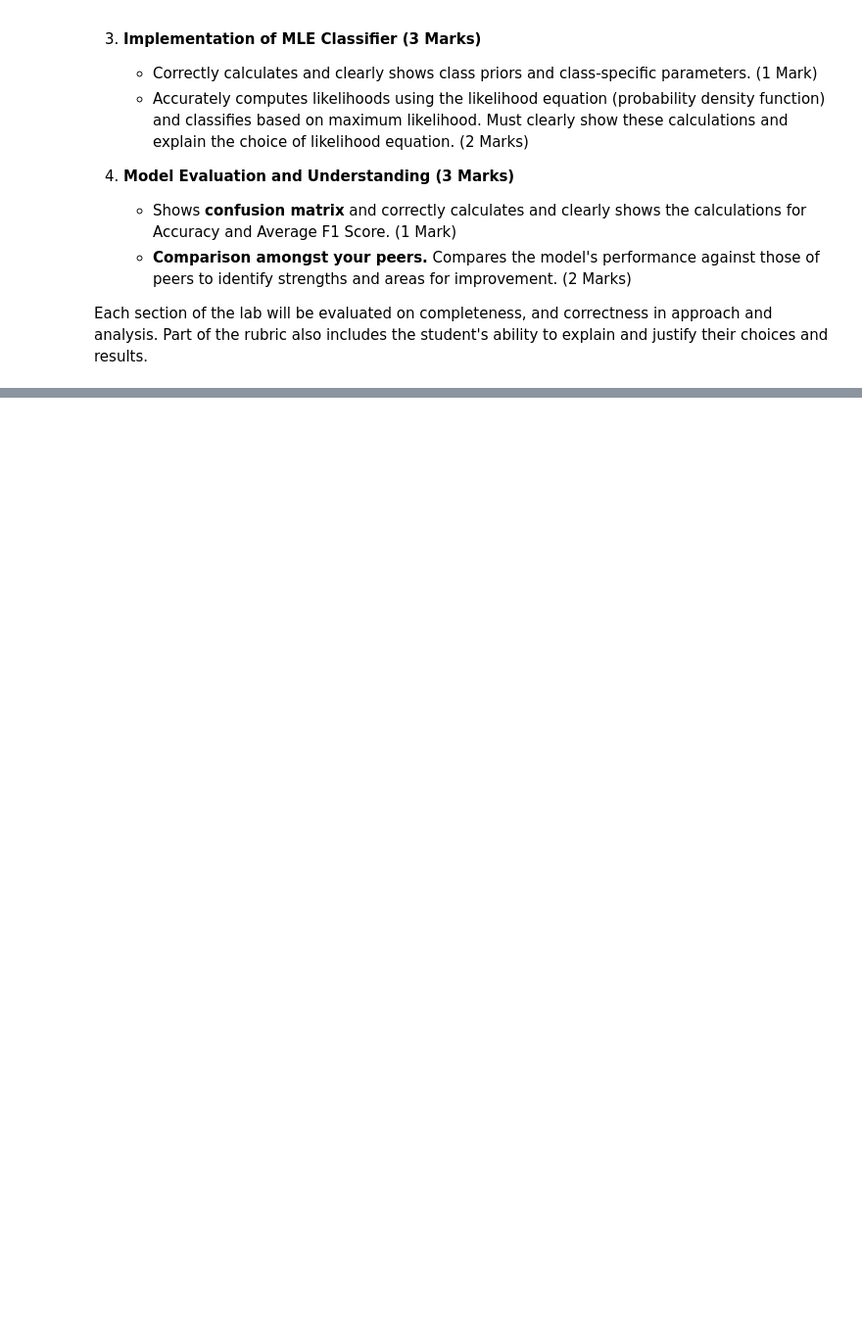
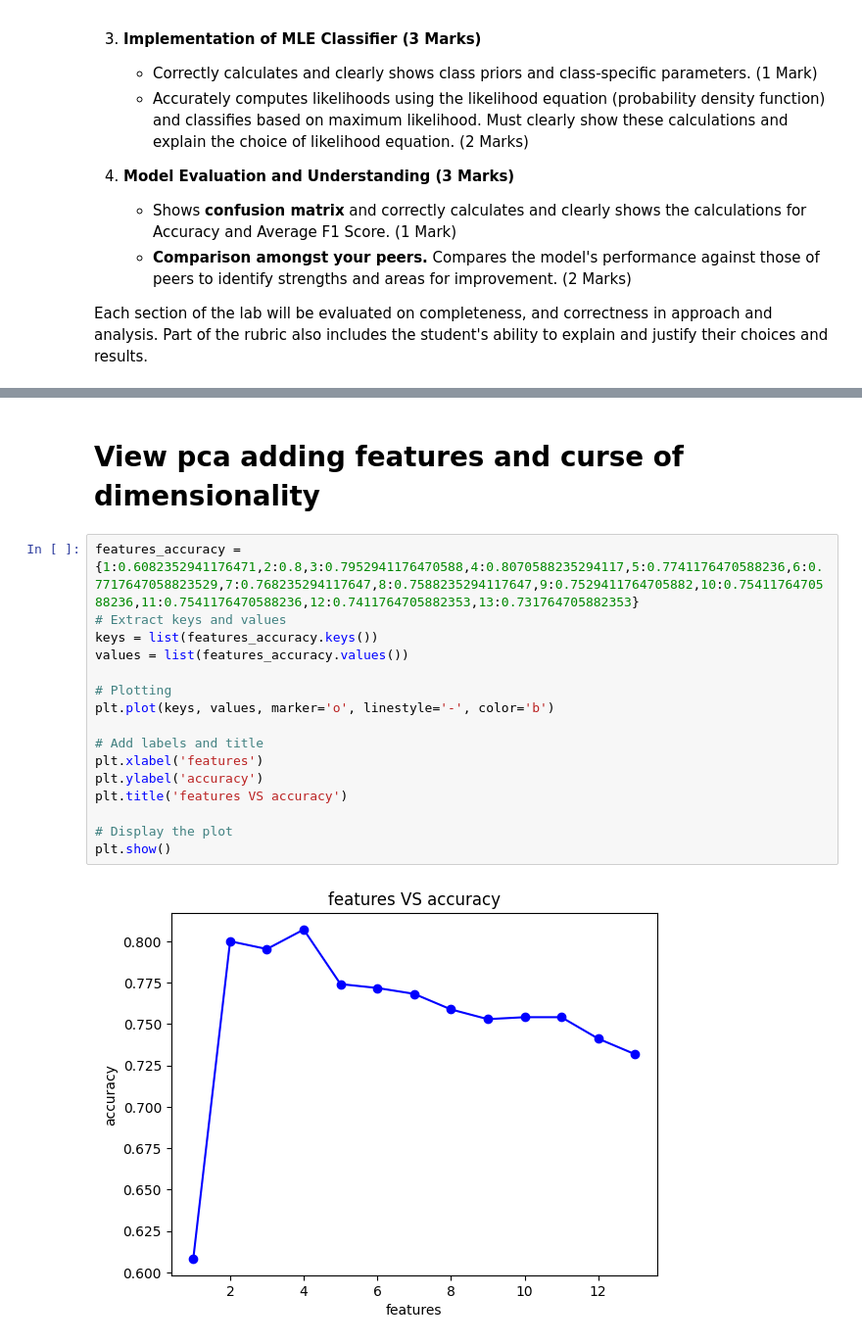
Before and after one commit to norhanreda/satellite-imagery-labs, a Jupyter notebook: lab3 - Image Classification/Image Classification.ipynb, the cells around one changed output, grey strips where cells are left out. Shown: that part at 98% size. Saved outputs shown, nothing was run; the diff lists cells and outputs as text; blank space fills up the shorter version.

```diff
--- a/lab3 - Image Classification/Image Classification.ipynb
+++ b/lab3 - Image Classification/Image Classification.ipynb
@@ -480,0 +691,20 @@ print(compute_covariance_matrix(train_forest))
+# %% [markdown]
+# View pca adding features and curse of dimensionality
+# %%
+features_accuracy = {1:0.6082352941176471,2:0.8,3:0.7952941176470588,4:0.8070588235294117,5:0.7741176470588236,6:0.7717647058823529,7:0.768235294117647,8:0.7588235294117647,9:0.7529411764705882,10:0.7541176470588236,11:0.7541176470588236,12:0.7411764705882353,13:0.731764705882353}
+# Extract keys and values
+keys = list(features_accuracy.keys())
+values = list(features_accuracy.values())
+
+# Plotting
+plt.plot(keys, values, marker='o', linestyle='-', color='b')
+
+# Add labels and title
+plt.xlabel('features')
+plt.ylabel('accuracy')
+plt.title('features VS accuracy')
+
+# Display the plot
+plt.show()
+# %% [output]
+[figure, added]
```
Also changed, not shown: parts of 14 cells of this notebook, 1 other file.
